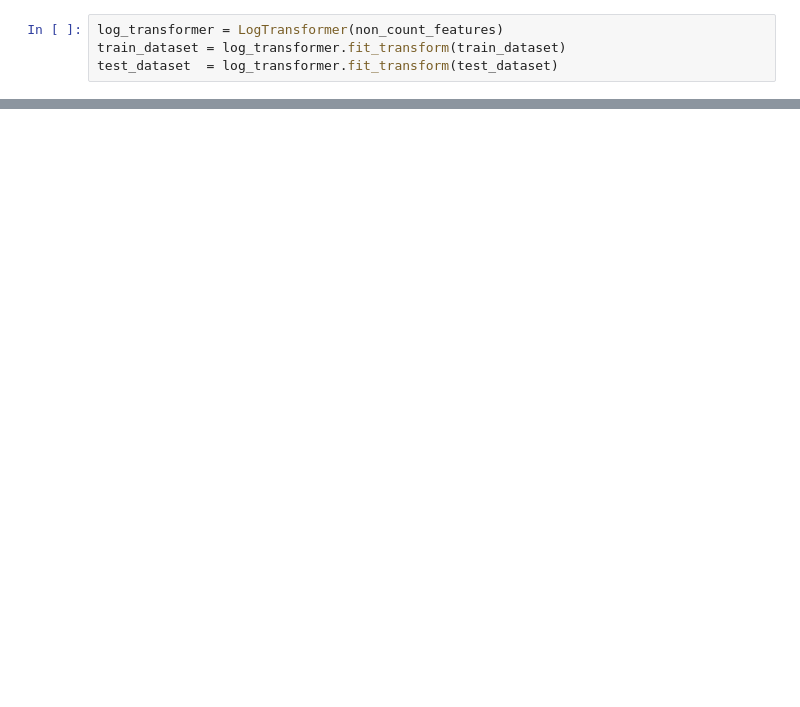
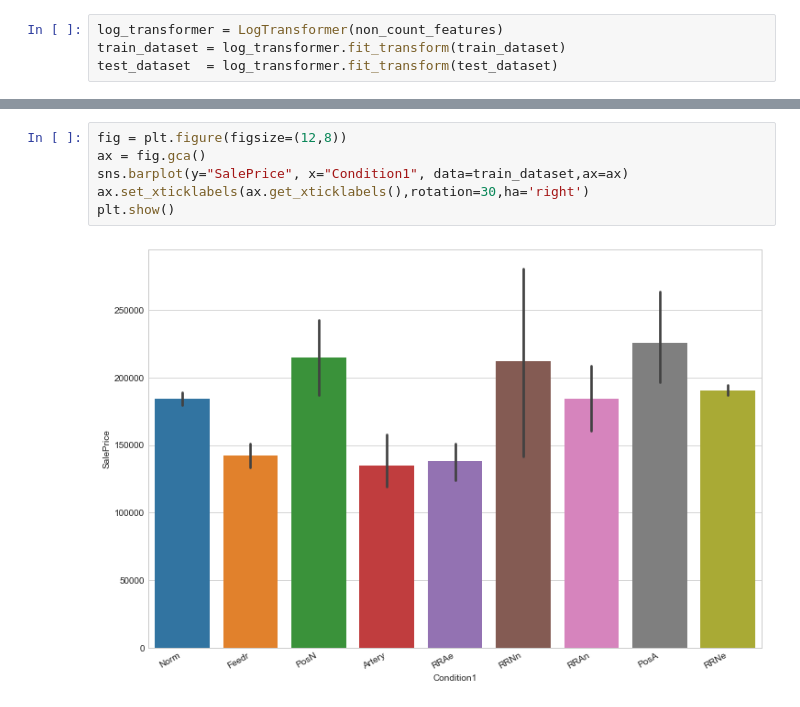
Before and after one commit to krishnamohan-seelam/MachineLearning, a Jupyter notebook: AnacondaProjects/Visualization/Visualization_IOWAHousing.ipynb, the cells around one changed output, grey strips where cells are left out. Saved outputs shown, nothing was run; the diff lists cells and outputs as text; blank space fills up the shorter version.

```diff
--- a/AnacondaProjects/Visualization/Visualization_IOWAHousing.ipynb
+++ b/AnacondaProjects/Visualization/Visualization_IOWAHousing.ipynb
@@ -173,0 +309,8 @@ train_dataset[1000:1005]
+# %%
+fig = plt.figure(figsize=(12,8))
+ax = fig.gca()
+sns.barplot(y="SalePrice", x="Condition1", data=train_dataset,ax=ax)
+ax.set_xticklabels(ax.get_xticklabels(),rotation=30,ha='right')
+plt.show()
+# %% [output]
+[figure, added]
```
Also changed, not shown: parts of 24 cells of this notebook, 1 other file.
